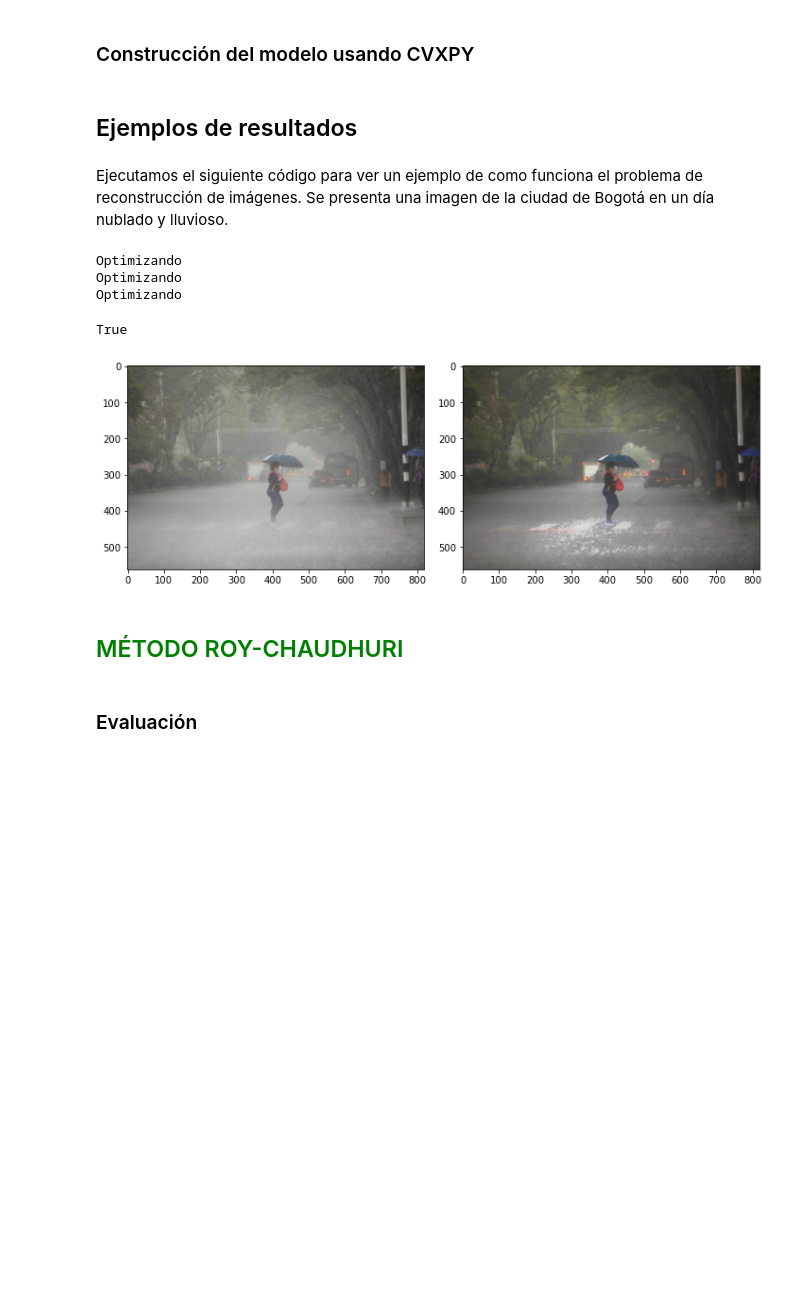
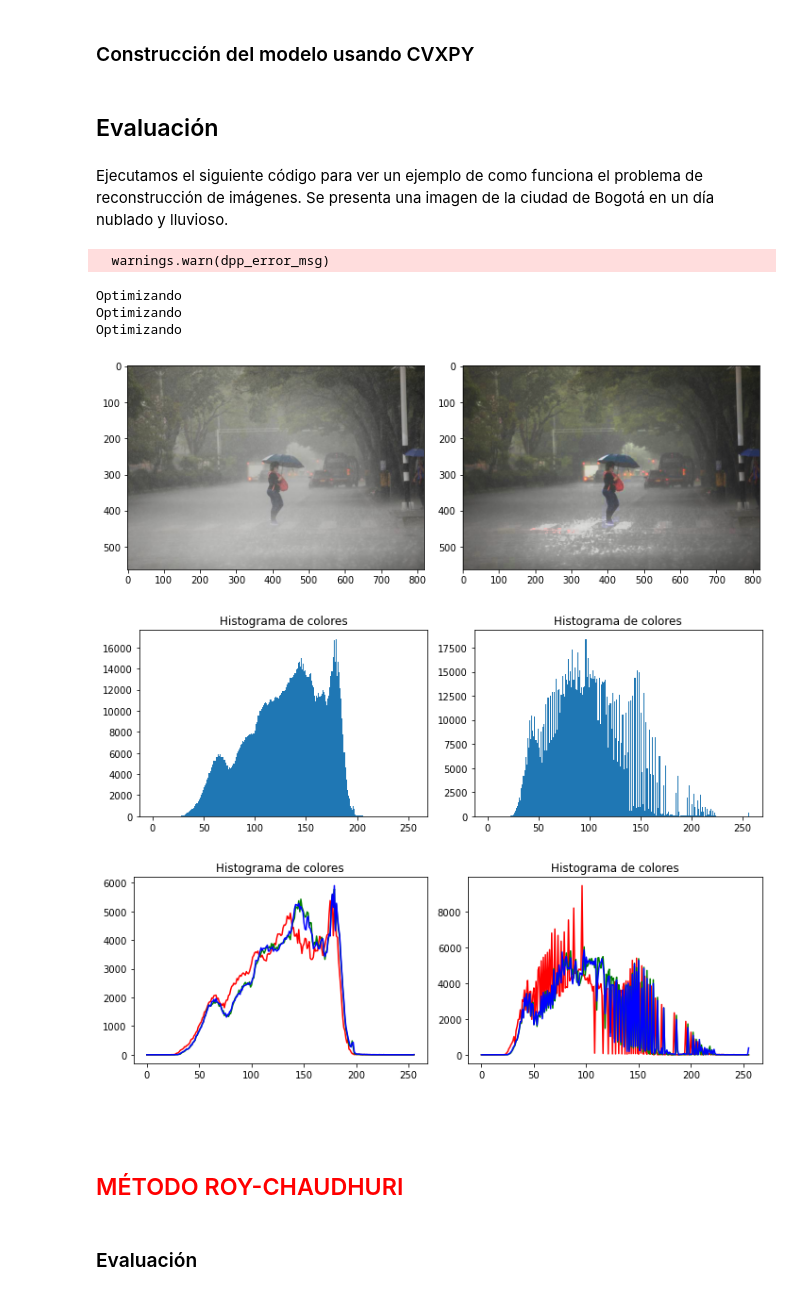
Before and after one commit to JorgeCastilloOrduz/image-dehazing, a Jupyter notebook: ProyectoFinal.ipynb, the cells around one changed output. Drawn from its saved outputs; the diff is of its cells as text; code cells hidden in the pictures; blank space fills up the shorter version.

```diff
--- a/ProyectoFinal.ipynb
+++ b/ProyectoFinal.ipynb
@@ -110,8 +148,8 @@ def removeHaze(HazeImg,Transmission, A, delta, Regularize = False):
         temp = np.maximum(np.minimum(temp, 255), 0)
         HazeCorrectedImage[:, :, ch] = temp
     return(HazeCorrectedImage)
-# %% [markdown]
-## Ejemplos de resultados
+# %% [markdown]
+## Evaluación
 # %% [markdown]
 Ejecutamos el siguiente código para ver un ejemplo de como funciona el problema de reconstrucción de imágenes. Se presenta una imagen de la ciudad de Bogotá en un día nublado y lluvioso.
 # %%
@@ -127,25 +165,23 @@ C1=300
 t = Transmission(HazeImg,A,C0,C1)
 
 # El último parámetro es para definir si se regulariza la imagen o no
-HazeCorrectedImg = removeHaze(HazeImg, t, A, 0.5, False)
+DCPDehaze = removeHaze(HazeImg, t, A, 0.5, False)
 
-rgb_img_original = cv2.cvtColor(HazeImg, cv2.COLOR_BGR2RGB)		# this converts it into RGB
-rgb_img_dehazed = cv2.cvtColor(HazeCorrectedImg, cv2.COLOR_BGR2RGB)		# this converts it into RGB
-
-fig, axes = plt.subplots(nrows=1, ncols=2,figsize=(10,10))
-axes[0].imshow(rgb_img_original)
-axes[1].imshow(rgb_img_dehazed)
-fig.tight_layout()
-
-cv2.imwrite("DCPdehazed-"+nombre_im+"png",HazeCorrectedImg)
+# cv2.imwrite("DCPdehazed-"+nombre_im+"png",HazeCorrectedImg)
 # %% [output]
-Optimizando
-Optimizando
-Optimizando
+  warnings.warn(dpp_error_msg)
-True
+Optimizando
+Optimizando
+Optimizando
-[figure, removed]
+# %%
+plot_results(HazeImg,DCPDehaze)
+# %% [output]
+[figure, added]
+[figure, added]
+[figure, added]
 # %% [markdown]
-<h2 style="color:green"> MÉTODO ROY-CHAUDHURI</h2>
+<br><br>
+<h2 style="color:red"> MÉTODO ROY-CHAUDHURI</h2>
 # %%
 import scipy.io as io
 import urllib.request
```
Also changed, not shown: parts of 12 cells of this notebook, 3 other files.
